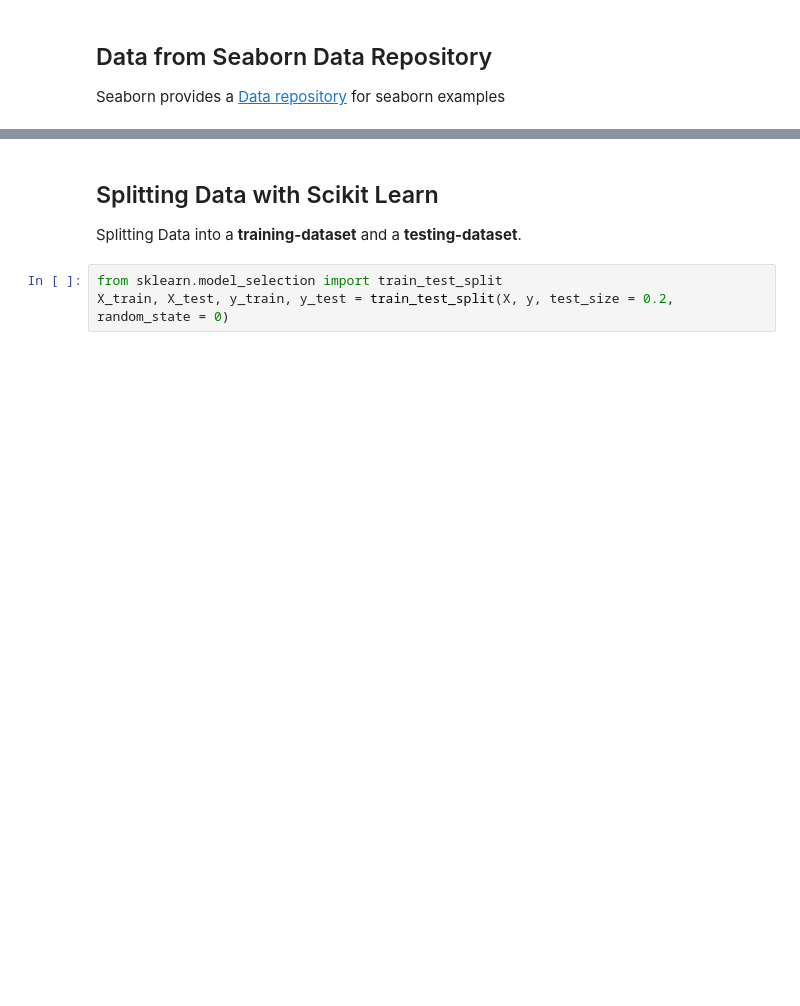
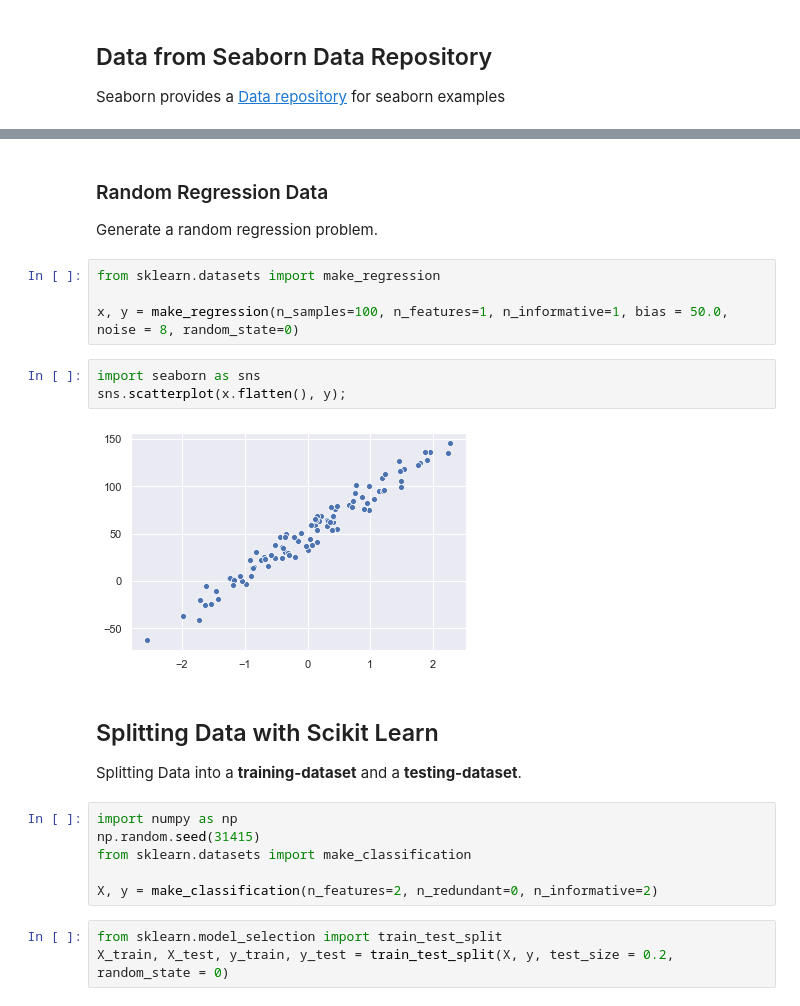
Before and after one commit to thomd/deep-learning-notes, a Jupyter notebook: ml-data.ipynb, the cells around one changed output, grey strips where cells are left out. Cells and saved outputs as stored; diff of their text form; blank space fills up the shorter version.

```diff
--- a/ml-data.ipynb
+++ b/ml-data.ipynb
@@ -62,7 +68,26 @@ sns.scatterplot(X[:,0], X[:,1], hue=y);
+# %% [markdown]
+### Random Regression Data
+
+Generate a random regression problem.
+# %%
+from sklearn.datasets import make_regression
+
+x, y = make_regression(n_samples=100, n_features=1, n_informative=1, bias = 50.0, noise = 8, random_state=0)
+# %%
+import seaborn as sns
+sns.scatterplot(x.flatten(), y);
+# %% [output]
+[figure, added]
 # %% [markdown]
 ## Splitting Data with Scikit Learn
 
 Splitting Data into a **training-dataset** and a **testing-dataset**.
+# %%
+import numpy as np
+np.random.seed(31415)
+from sklearn.datasets import make_classification
+
+X, y = make_classification(n_features=2, n_redundant=0, n_informative=2)
 # %%
 from sklearn.model_selection import train_test_split
 X_train, X_test, y_train, y_test = train_test_split(X, y, test_size = 0.2, random_state = 0)
```
Also changed, not shown: parts of 24 cells of this notebook, 2 other files.
